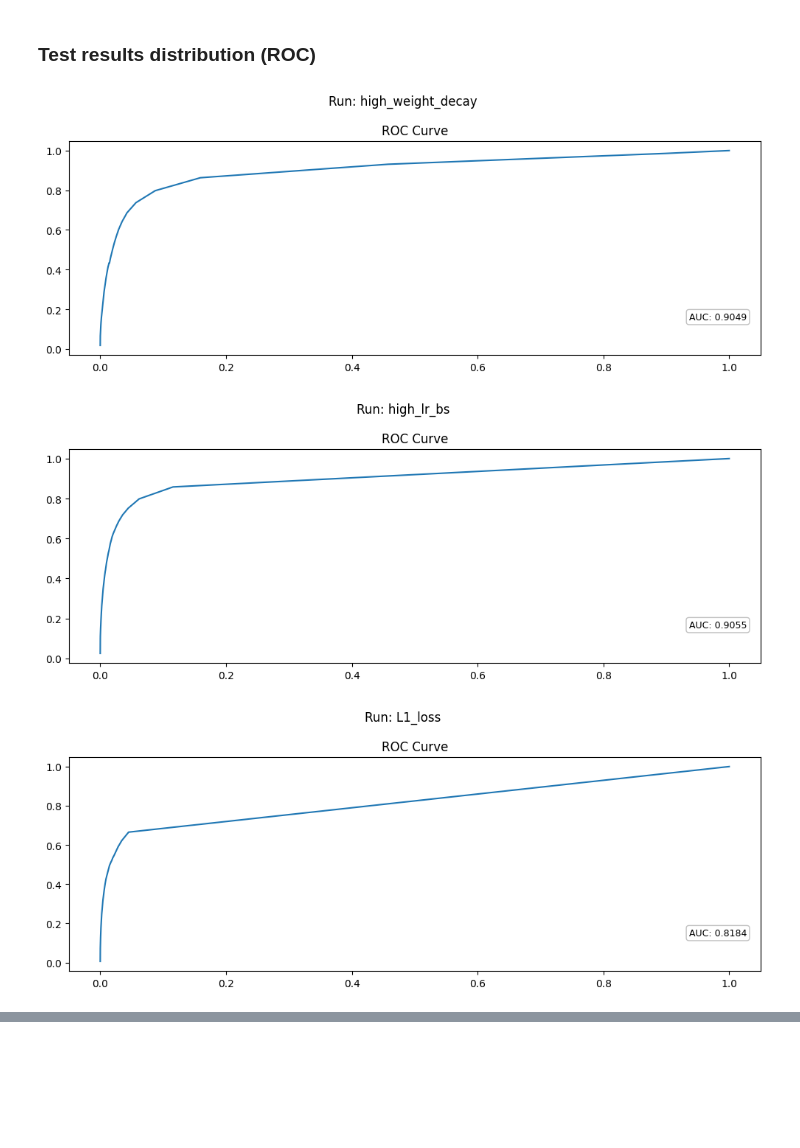
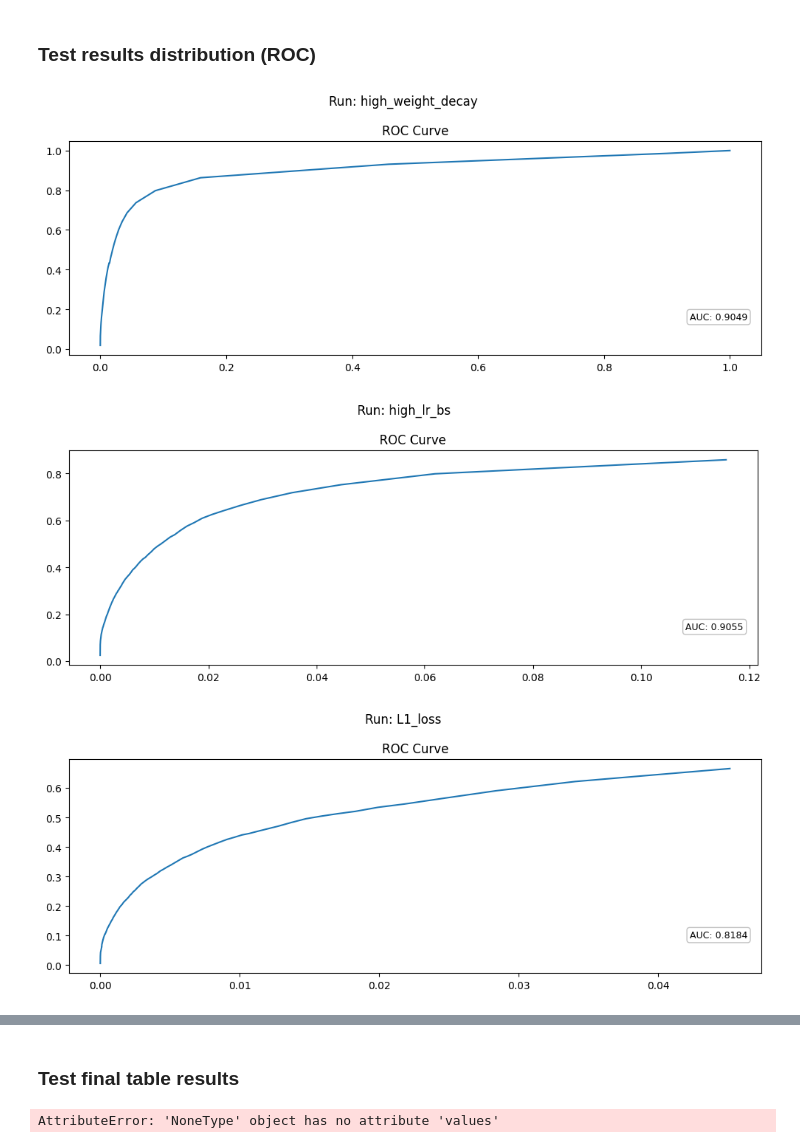
Before and after one commit to beppSpedicato/CircuitNet, a Jupyter notebook: drc_prediction/show_experiment_result.ipynb, the cells around one changed output, grey strips where cells are left out. Cells and saved outputs as stored; diff of their text form; code cells hidden in the pictures; blank space fills up the shorter version.

```diff
--- a/drc_prediction/show_experiment_result.ipynb
+++ b/drc_prediction/show_experiment_result.ipynb
@@ -290,33 +296,35 @@ for run in get_runs_by_experiment_name('drc_centralized_test'):
         vals_tpr = vals[idx]
 
         metric = run.get_metric("ROC_FPR", context=Context({'type': 'curve'}))
         ts = metric.timestamps.values_numpy()
         vals = metric.values.values_numpy()
         idx = np.argsort(ts)
         vals_fpr = vals[idx]
 
         fig, axes = plt.subplots(1, 1, figsize=(10, 4))
         plt.suptitle(f"Run: {run.tags[0]}")
-        axes.plot(vals_fpr, vals_tpr)
+        axes.plot(vals_fpr[:-2], vals_tpr[:-2])
         axes.set_title("ROC Curve")
+
         area = 0
         for i in range(1, len(vals_fpr)):
             area += (vals_fpr[i] - vals_fpr[i-1]) * (vals_tpr[i] + vals_tpr[i-1]) / 2
+
         axes.text(
             0.98,
             0.2,
             f"AUC: {area:.4f}",
             transform=axes.transAxes,
             ha='right',
             va='top',
             fontsize=9,
             bbox=dict(boxstyle='round', facecolor='white', alpha=0.8, edgecolor='0.7'),
         )
 
         plt.tight_layout()
         plt.show()
         plt.close()
 # %% [output]
 [figure]
-[figure, old version]
+[figure, new version]
-[figure, old version]
+[figure, new version]
@@ -323,0 +332,39 @@ for run in get_runs_by_experiment_name('drc_centralized_test'):
+# %% [markdown]
+### Test final table results
+# %%
+table_of_content = []
+for run in get_runs_by_experiment_name('drc_centralized_test'):
+    run = run.run
+    nrms = run.get_metric("Test NRMS (dist)", context=Context({'subset': 'test', 'aggregation': 'distribution'}))
+    ssim = run.get_metric("Test SSIM (dist)", context=Context({'subset': 'test', 'aggregation': 'distribution'}))
+
+    metric = run.get_metric("ROC_TPR", context=Context({'type': 'curve'}))
+    area = None
+
+    if metric is not None:
+        ts = metric.timestamps.values_numpy()
+        vals = metric.values.values_numpy()
+        idx = np.argsort(ts)
+        vals_tpr = vals[idx]
+
+        metric = run.get_metric("ROC_FPR", context=Context({'type': 'curve'}))
+        ts = metric.timestamps.values_numpy()
+        vals = metric.values.values_numpy()
+        idx = np.argsort(ts)
+        vals_fpr = vals[idx]
+
+        area = 0
+        for i in range(1, len(vals_fpr)):
+            area += (vals_fpr[i] - vals_fpr[i-1]) * (vals_tpr[i] + vals_tpr[i-1]) / 2
+
+    table_of_content.append({
+        'Tag': run.tags[0],
+        'Avg NRMS': np.mean(nrms.values.values_numpy() if nrms is not None else []),
+        'Avg SSIM': np.mean(ssim.values.values_numpy() if ssim is not None else []),
+        'AUC ROC': area,
+        'accuracy': get_single_value_metric(run, "Test Accuracy", subset='test'),
+    })
+
+display(pd.DataFrame(table_of_content))
+# %% [output]
+AttributeError: 'NoneType' object has no attribute 'values'
```
Also changed, not shown: parts of 5 cells of this notebook, 3 other files.
